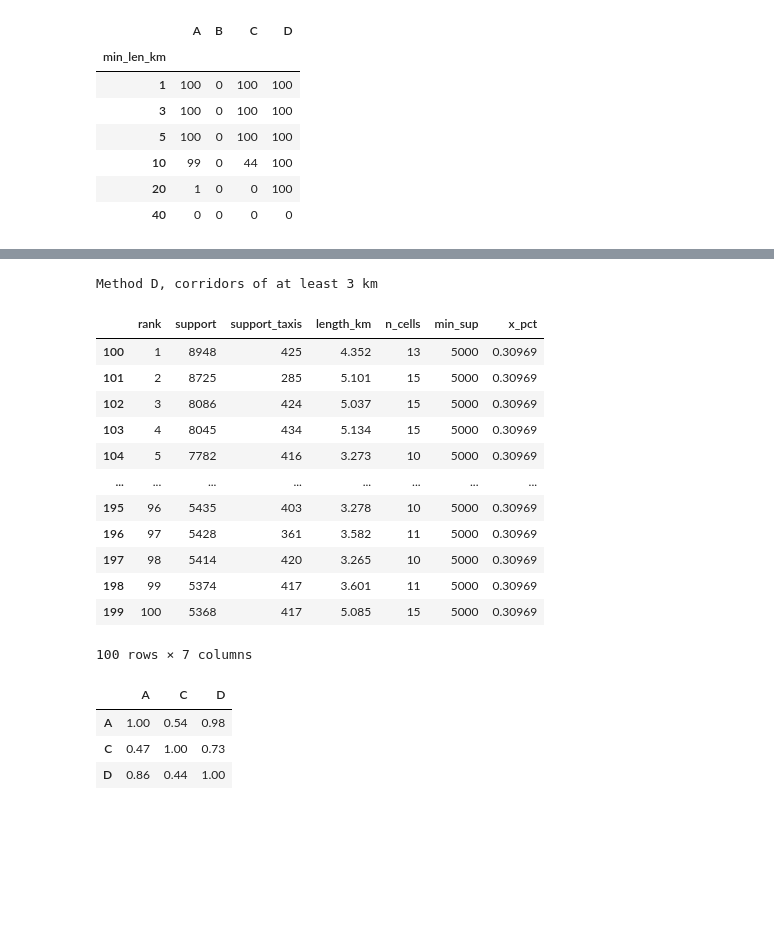
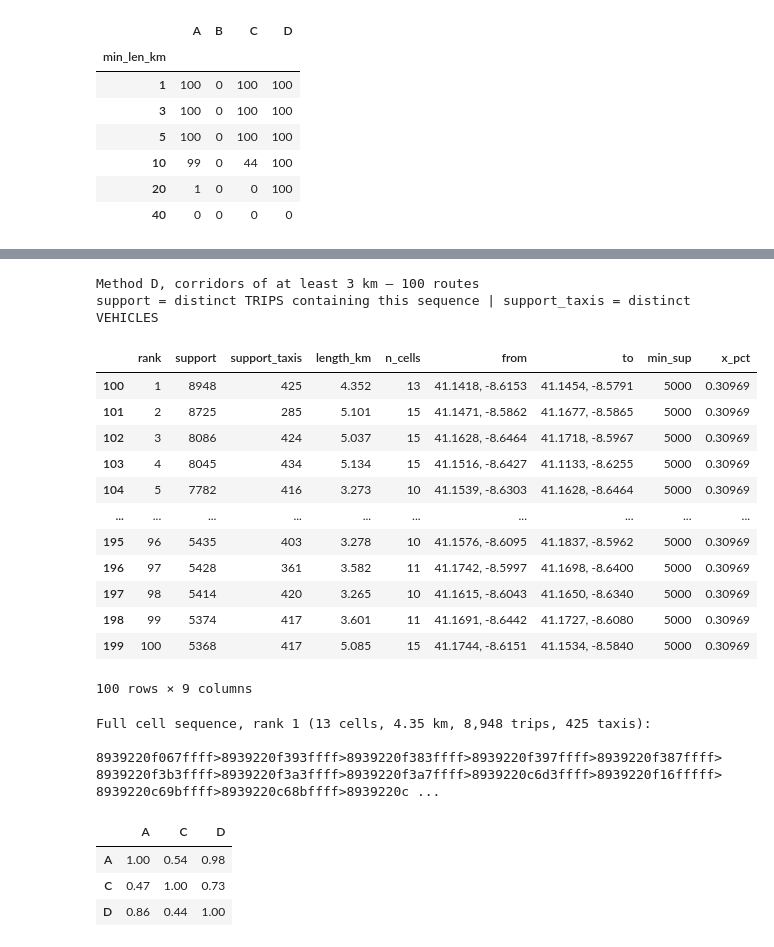
Before and after one commit to noyaba1/Taxi, a Jupyter notebook: notebooks/porto_routes_colab.ipynb, the cells around one changed output, grey strips where cells are left out. Saved outputs shown, nothing was run; the diff lists cells and outputs as text; code cells hidden in the pictures; blank space fills up the shorter version.

Commit message:
notebook: identify the corridor by where it runs, not by a trip it isn't
The deliverable table showed rank/support/length but nothing that says
WHICH corridor a row is, which invites the reasonable-but-wrong question
"where is the trip id?".

There is no trip id to show, and the absence is the definition rather
than an omission: rank 1 is a cell sequence contained in 8,948 different
trips driven by 425 different taxis, and `support` IS that count of trip
ids. Naming one of them would assert the corridor belongs to it, which is
the opposite of what a popular sub-route is. The identifier is the cell
sequence itself -- the same key every method is compared on.

That key is ~200 characters and does not fit a table, so it was being
dropped from the display entirely. Now the table decodes the first and
last cell into lat/lon, so a row answers "where does this run", and the
full sequence for the top row is printed underneath for anyone who wants
the actual key. The reasoning is in the cell comment so the question
answers itself at the defense.

Re-executed end to end, zero errors.

Co-Authored-By: Claude Opus 5 <noreply@anthropic.com>

```diff
--- a/notebooks/porto_routes_colab.ipynb
+++ b/notebooks/porto_routes_colab.ipynb
@@ -199,34 +199,67 @@ m
 # %%
 # 5. The deliverable: top-100 popular long sub-routes for one config.
 #    Method D (suffix array) is the default because it is the one that
 #    carries the deliverable at full scale -- B is sample-scale only, so
 #    hardcoding B here fails on a full-scale run.
+#
+#    There is deliberately NO trip id in this table. A sub-route is not a trip:
+#    rank 1 below is a cell sequence contained in ~8,900 DIFFERENT trips driven
+#    by ~425 DIFFERENT taxis, and `support` is exactly that count of trip ids.
+#    Naming one of them would imply the corridor belongs to it, which is the
+#    opposite of what "popular sub-route" means. The identifier of a sub-route
+#    IS its cell sequence (`subroute`); at ~200 characters it does not fit in a
+#    table, so the decoded endpoints are shown instead and the full key printed
+#    underneath.
 METHOD = next((k for k in ('D', 'B', 'A', 'C') if len(M[k])), None)
 L = 3   # one of 1, 3, 5, 10, 20, 40
+
+def _endpoints(seq):
+    cs = [c for c in str(seq).split(DELIM) if c]
+    if not cs:
+        return None, None
+    (alat, alon), (blat, blon) = h3.h3_to_geo(cs[0]), h3.h3_to_geo(cs[-1])
+    return f'{alat:.4f}, {alon:.4f}', f'{blat:.4f}, {blon:.4f}'
 
 if METHOD is None:
     print('no method produced routes; run the mining stages first')
 else:
-    df = M[METHOD]
+    rcol = ROUTE_COL[METHOD]
+    df = M[METHOD][M[METHOD].min_len_km == L].copy()
+    df[['from', 'to']] = [_endpoints(s) for s in df[rcol]]
     cols = [c for c in ['rank', 'support', 'support_taxis', 'length_km',
-                        'n_cells', 'min_sup', 'x_pct'] if c in df.columns]
-    print(f'Method {METHOD}, corridors of at least {L} km')
-    display(df[df.min_len_km == L][cols].head(100))
+                        'n_cells', 'from', 'to', 'min_sup', 'x_pct']
+            if c in df.columns]
+    print(f'Method {METHOD}, corridors of at least {L} km — {len(df)} routes')
+    print('support = distinct TRIPS containing this sequence | '
+          'support_taxis = distinct VEHICLES\n')
+    display(df[cols].head(100))
+
+    # The full identifier for one route. Every H3 cell id here decodes with
+    # h3.h3_to_geo(); the sequence is what every method is compared on.
+    top = df.iloc[0]
+    print(f'\nFull cell sequence, rank {int(top["rank"])} '
+          f'({int(top.n_cells)} cells, {top.length_km:.2f} km, '
+          f'{int(top.support):,} trips, {int(top.support_taxis)} taxis):\n')
+    print(top[rcol])
 # %% [output]
-Method D, corridors of at least 3 km
+Method D, corridors of at least 3 km — 100 routes
+support = distinct TRIPS containing this sequence | support_taxis = distinct VEHICLES
-|  | rank | support | support_taxis | length_km | n_cells | min_sup | x_pct |
-| 100 | 1 | 8948 | 425 | 4.352 | 13 | 5000 | 0.30969 |
-| 101 | 2 | 8725 | 285 | 5.101 | 15 | 5000 | 0.30969 |
-| 102 | 3 | 8086 | 424 | 5.037 | 15 | 5000 | 0.30969 |
-| 103 | 4 | 8045 | 434 | 5.134 | 15 | 5000 | 0.30969 |
-| 104 | 5 | 7782 | 416 | 3.273 | 10 | 5000 | 0.30969 |
-| ... | ... | ... | ... | ... | ... | ... | ... |
-| 195 | 96 | 5435 | 403 | 3.278 | 10 | 5000 | 0.30969 |
-| 196 | 97 | 5428 | 361 | 3.582 | 11 | 5000 | 0.30969 |
-| 197 | 98 | 5414 | 420 | 3.265 | 10 | 5000 | 0.30969 |
-| 198 | 99 | 5374 | 417 | 3.601 | 11 | 5000 | 0.30969 |
-| 199 | 100 | 5368 | 417 | 5.085 | 15 | 5000 | 0.30969 |
+|  | rank | support | support_taxis | length_km | n_cells | from | to | min_sup | x_pct |
+| 100 | 1 | 8948 | 425 | 4.352 | 13 | 41.1418, -8.6153 | 41.1454, -8.5791 | 5000 | 0.30969 |
+| 101 | 2 | 8725 | 285 | 5.101 | 15 | 41.1471, -8.5862 | 41.1677, -8.5865 | 5000 | 0.30969 |
+| 102 | 3 | 8086 | 424 | 5.037 | 15 | 41.1628, -8.6464 | 41.1718, -8.5967 | 5000 | 0.30969 |
+| 103 | 4 | 8045 | 434 | 5.134 | 15 | 41.1516, -8.6427 | 41.1133, -8.6255 | 5000 | 0.30969 |
+| 104 | 5 | 7782 | 416 | 3.273 | 10 | 41.1539, -8.6303 | 41.1628, -8.6464 | 5000 | 0.30969 |
+| ... | ... | ... | ... | ... | ... | ... | ... | ... | ... |
+| 195 | 96 | 5435 | 403 | 3.278 | 10 | 41.1576, -8.6095 | 41.1837, -8.5962 | 5000 | 0.30969 |
+| 196 | 97 | 5428 | 361 | 3.582 | 11 | 41.1742, -8.5997 | 41.1698, -8.6400 | 5000 | 0.30969 |
+| 197 | 98 | 5414 | 420 | 3.265 | 10 | 41.1615, -8.6043 | 41.1650, -8.6340 | 5000 | 0.30969 |
+| 198 | 99 | 5374 | 417 | 3.601 | 11 | 41.1691, -8.6442 | 41.1727, -8.6080 | 5000 | 0.30969 |
+| 199 | 100 | 5368 | 417 | 5.085 | 15 | 41.1744, -8.6151 | 41.1534, -8.5840 | 5000 | 0.30969 |
-100 rows × 7 columns
+100 rows × 9 columns
+Full cell sequence, rank 1 (13 cells, 4.35 km, 8,948 trips, 425 taxis):
+
+8939220f067ffff>8939220f393ffff>8939220f383ffff>8939220f397ffff>8939220f387ffff>8939220f3b3ffff>8939220f3a3ffff>8939220f3a7ffff>8939220c6d3ffff>8939220f16fffff>8939220c69bffff>8939220c68bffff>8939220c ...
 # %%
 # 6. Do independent methods agree? Overlap of the cell sets they report at >=3 km.
 #    Two methods with different failure modes converging on the same corridors is
```
